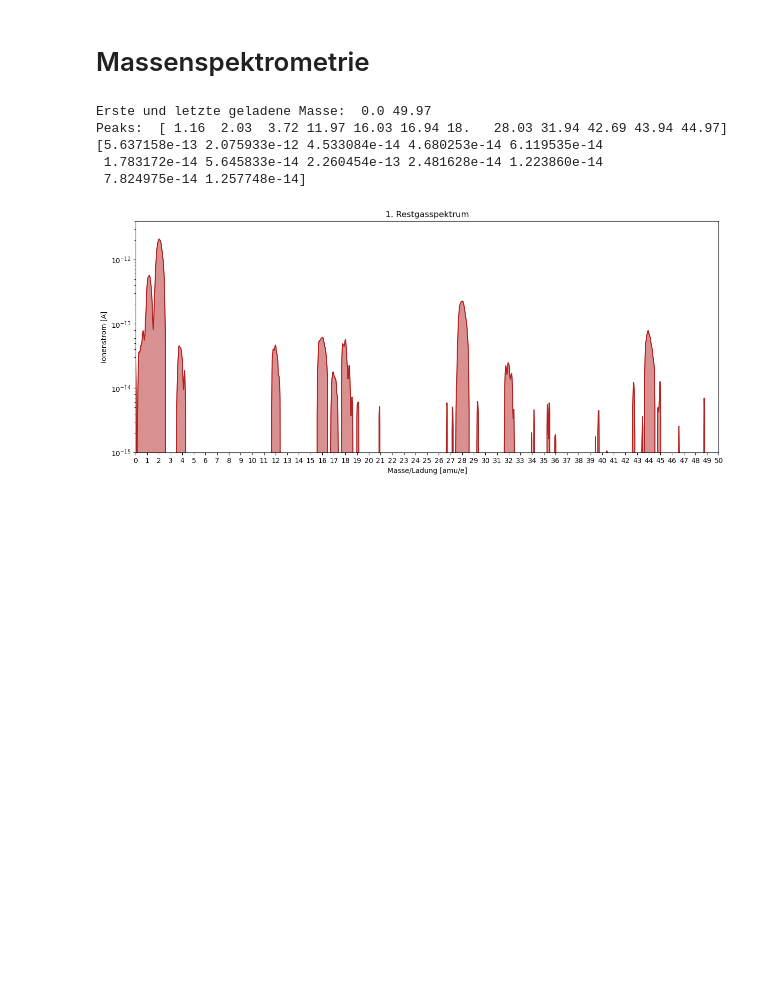
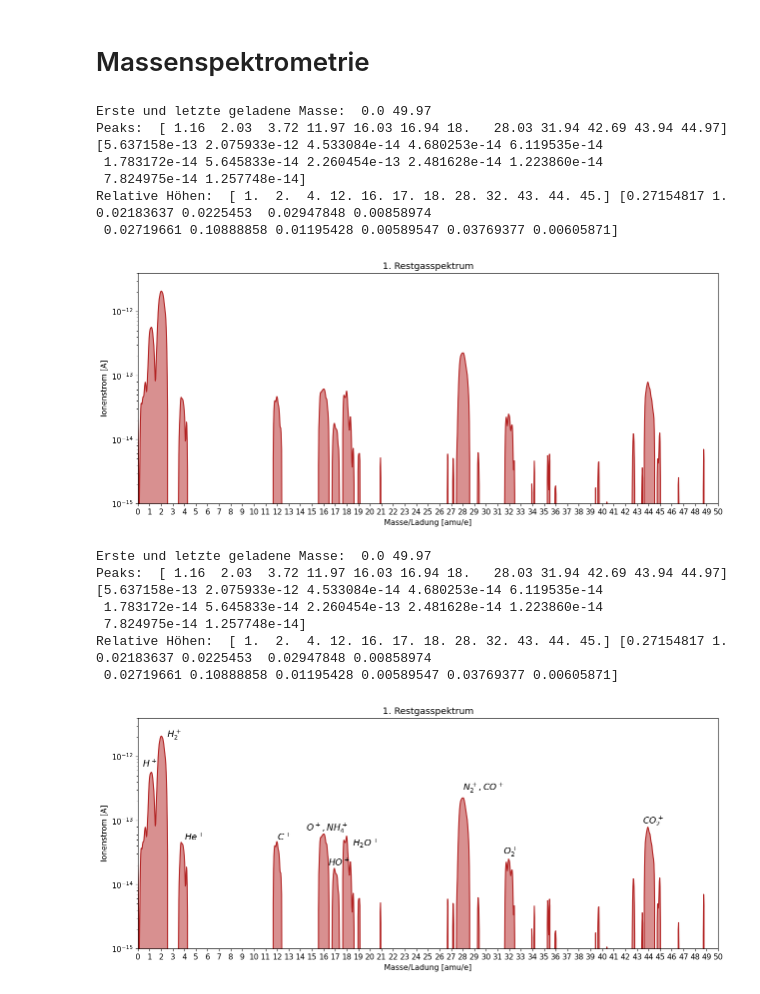
Before and after one commit to hannes-ebe/F-Prak-B, a Jupyter notebook: Vakuumtechnik/Massenspektrometrie.ipynb, the cells around one changed output. Cells and saved outputs as stored; diff of their text form; code cells hidden in the pictures; blank space fills up the shorter version.

Commit message:
Neue Plots

```diff
--- a/Vakuumtechnik/Massenspektrometrie.ipynb
+++ b/Vakuumtechnik/Massenspektrometrie.ipynb
@@ -5,6 +5,8 @@ import matplotlib.pyplot as plt
 import numpy as np
 import codecs
 from scipy.signal import find_peaks
+
+plt.rc('font', size=11)
 # %%
 class MassSpek():
     def __init__(self,path,ind,skip_header=14):
@@ -47,7 +50,34 @@ Erste und letzte geladene Masse:  0.0 49.97
 Peaks:  [ 1.16  2.03  3.72 11.97 16.03 16.94 18.   28.03 31.94 42.69 43.94 44.97] [5.637158e-13 2.075933e-12 4.533084e-14 4.680253e-14 6.119535e-14
  1.783172e-14 5.645833e-14 2.260454e-13 2.481628e-14 1.223860e-14
  7.824975e-14 1.257748e-14]
+Relative Höhen:  [ 1.  2.  4. 12. 16. 17. 18. 28. 32. 43. 44. 45.] [0.27154817 1.         0.02183637 0.0225453  0.02947848 0.00858974
+ 0.02719661 0.10888858 0.01195428 0.00589547 0.03769377 0.00605871]
 [figure]
+# %%
+rest1label = MassSpek('data/massenspek/rest_1.asc',36800)    # 38400
+rest1label.plot_spek('1. Restgasspektrum',lower_ybound=1e-15,higher_ybound=4e-12)
+rest1label.peaks(1e-14,5)
+
+plt.text(0.4,7e-13,r'$H^+$',fontsize=13)
+plt.text(2.5,2e-12,r'$H_2^+$',fontsize=13)
+plt.text(4.0,5e-14,r'$He^+$',fontsize=13)
+plt.text(12.0,5e-14,r'$C^+$',fontsize=13)
+plt.text(14.5,7e-14,r'$O^+,NH_4^+$',fontsize=13)
+plt.text(16.4,2e-14,r'$HO^+$',fontsize=13)
+plt.text(18.5,4e-14,r'$H_2O^+$',fontsize=13)
+plt.text(28.0,3e-13,r'$N_2^+,CO^+$',fontsize=13)
+plt.text(31.5,3e-14,r'$O_2^+$',fontsize=13)
+plt.text(43.5,9e-14,r'$CO_2^+$',fontsize=13)
+
+plt.savefig('figures/massenspek/restgas1_label.pdf')
+# %% [output]
+Erste und letzte geladene Masse:  0.0 49.97
+Peaks:  [ 1.16  2.03  3.72 11.97 16.03 16.94 18.   28.03 31.94 42.69 43.94 44.97] [5.637158e-13 2.075933e-12 4.533084e-14 4.680253e-14 6.119535e-14
+ 1.783172e-14 5.645833e-14 2.260454e-13 2.481628e-14 1.223860e-14
+ 7.824975e-14 1.257748e-14]
+Relative Höhen:  [ 1.  2.  4. 12. 16. 17. 18. 28. 32. 43. 44. 45.] [0.27154817 1.         0.02183637 0.0225453  0.02947848 0.00858974
+ 0.02719661 0.10888858 0.01195428 0.00589547 0.03769377 0.00605871]
+[figure, added]
 # %%
 rest2 = MassSpek('data/massenspek/res_2.asc',37073)    # 38400
 rest2.plot_spek('2. Restgasspektrum',lower_ybound=1e-15,higher_ybound=4e-12)
```
Also changed, not shown: parts of 4 cells of this notebook.
